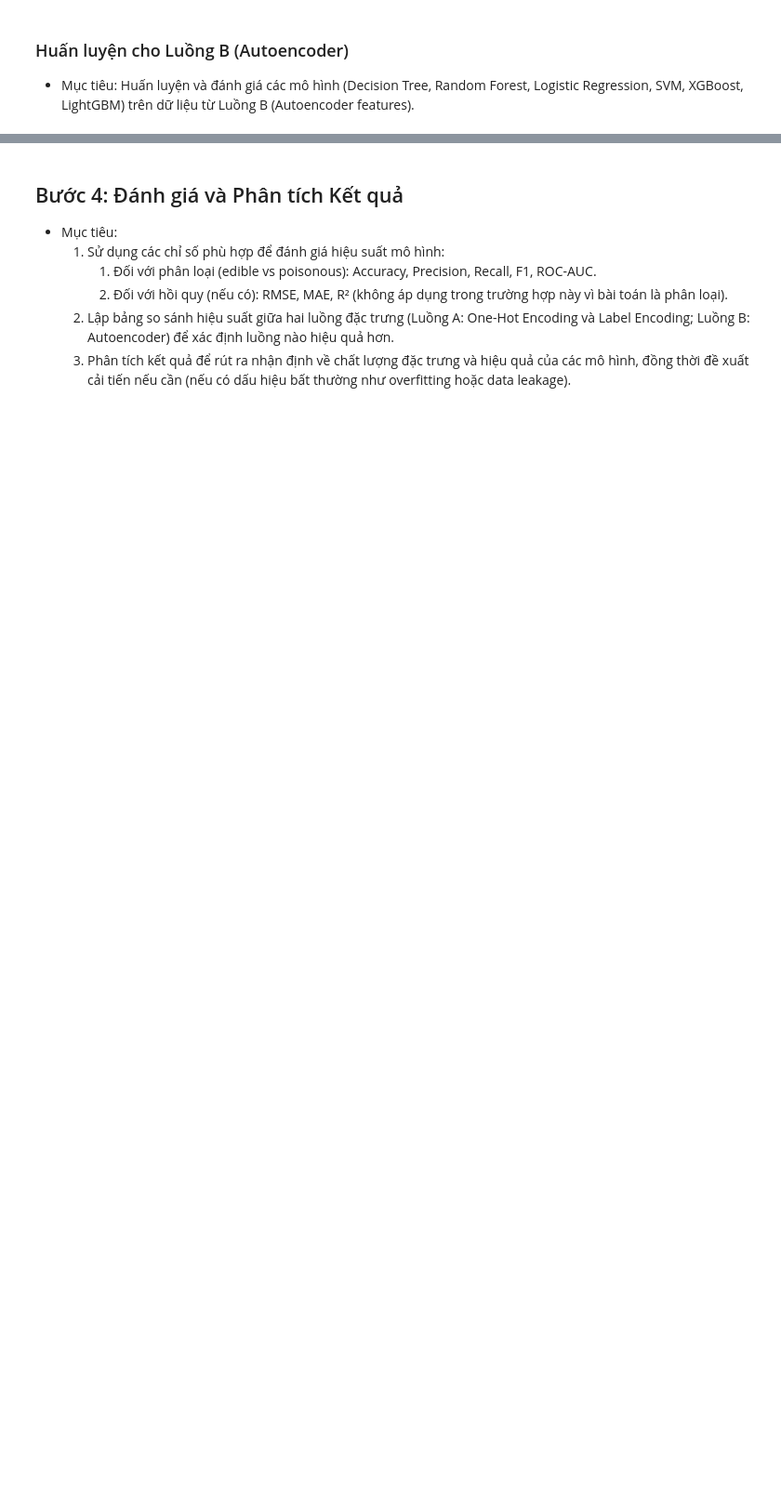
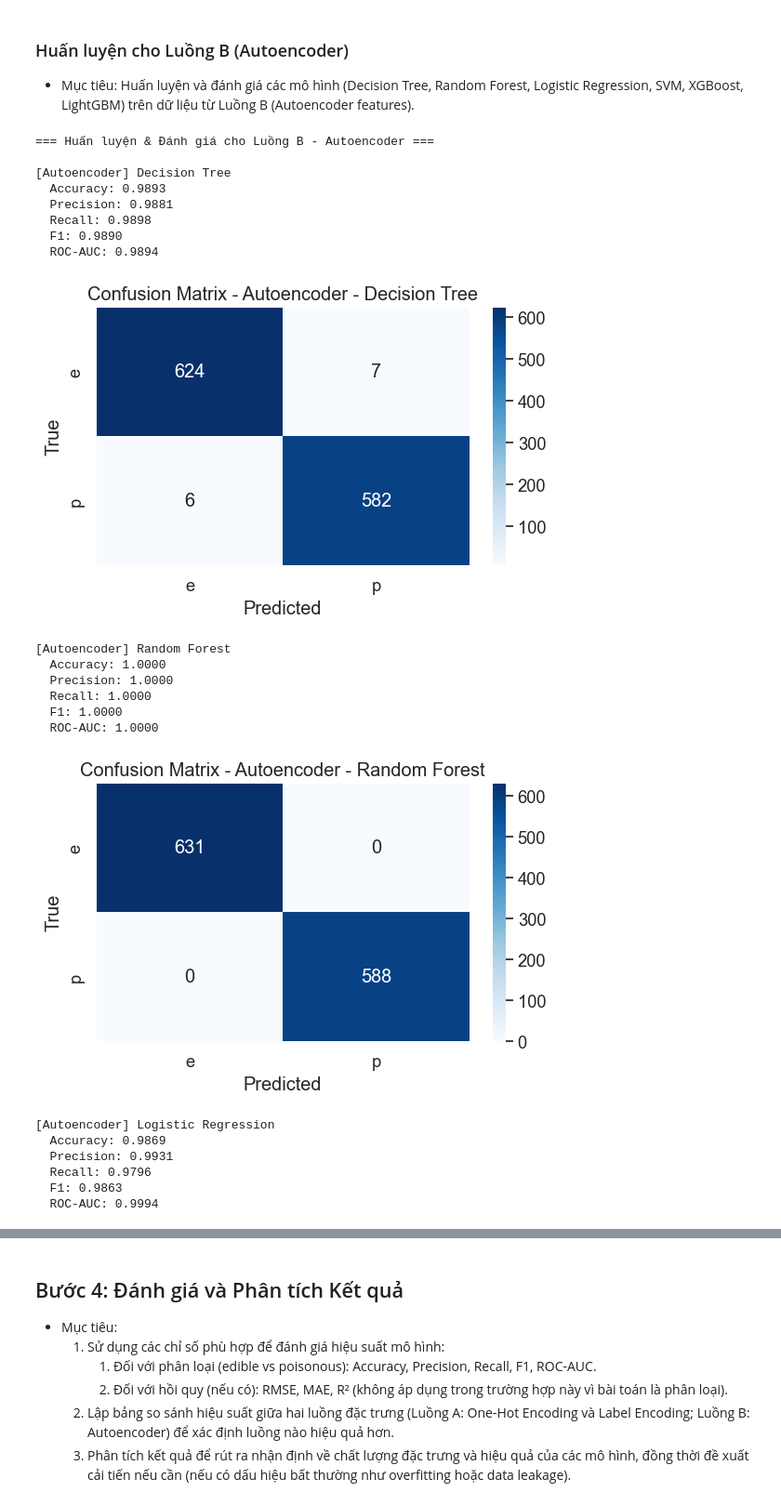
Before and after one commit to duytienkaka/Phan-loai-nam-An-duoc-hay-doc-, a Jupyter notebook: main.ipynb, the cells around one changed output, grey strips where cells are left out. Shown at 93% size. Saved outputs shown, nothing was run; the diff lists cells and outputs as text; code cells hidden in the pictures; blank space fills up the shorter version.

```diff
--- a/main.ipynb
+++ b/main.ipynb
@@ -642,9 +794,9 @@ def _pos_index_for_proba(model):
     return 1
 
 # ---------- Load ----------
-X_train_auto = pd.read_csv("/kaggle/working/X_train_autoencoder.csv")
-X_test_auto  = pd.read_csv("/kaggle/working/X_test_autoencoder.csv")
-y_train_auto = pd.read_csv("/kaggle/working/y_train_autoencoder.csv")["class"]  # 'e'/'p' hoặc 0/1
+X_train_auto = pd.read_csv("X_train_autoencoder.csv")
+X_test_auto  = pd.read_csv("X_test_autoencoder.csv")
+y_train_auto = pd.read_csv("y_train_autoencoder.csv")["class"]  # 'e'/'p' hoặc 0/1
 
 Xtr_a, Xval_a, ytr_a, yval_a = train_test_split(
     X_train_auto, y_train_auto, test_size=0.2, random_state=42, stratify=y_train_auto
@@ -716,7 +868,7 @@ print("\n=== Dự đoán Test Set (Random Forest) & Tạo submission cho Kaggle
 # Đọc test.csv gốc để lấy id + số dòng chuẩn
 test_df = smart_read_csv([
     "/kaggle/input/mushroom-classification-btl/test.csv",
-    "/kaggle/working/test.csv",
+    "Dataset/test.csv",
     "./test.csv",
     "/mnt/data/test.csv",
 ])
@@ -725,30 +877,53 @@ if test_df is None:
 
 if "id" in test_df.columns:
     test_ids = test_df["id"]
 elif "Id" in test_df.columns:
     test_ids = test_df["Id"].rename("id")
 else:
     raise ValueError("❌ test.csv không có cột id/Id.")
 
 print(f"✅ Lấy {len(test_ids)} hàng id từ test.csv")
 
 # Train lại Random Forest trên toàn bộ dữ liệu Autoencoder
 best_model_auto = RandomForestClassifier(random_state=42)
 best_model_auto.fit(X_train_auto, y_train_auto.values.ravel())
 pred_any = best_model_auto.predict(X_test_auto)
 
 # Chuẩn hoá nhãn -> e/p
 if set(pd.Series(pred_any).unique()) <= {0,1}:
     pred_cls = np.where(pred_any==1, "p", "e")
 else:
     pred_cls = pd.Series(pred_any).astype(str).str.lower()
     if not pred_cls.isin(["e","p"]).all():
         raise ValueError("❌ Dự đoán không hợp lệ, phải thuộc {'e','p'} hoặc {0,1}.")
 
 # Tạo submission.csv đúng format
 submission = pd.DataFrame({"id": test_ids.values, "class": pred_cls})
 assert len(submission) == len(test_df), f"Số dòng lệch: submission={len(submission)} vs test={len(test_df)}"
 
 submission.to_csv("submission_auto.csv", index=False, quoting=csv.QUOTE_NONE, escapechar="\\")
 print("✅ ĐÃ TẠO FILE NỘP: submission_auto.csv (cột id,class = e/p)")
 print(submission.head())
+# %% [output]
+=== Huấn luyện & Đánh giá cho Luồng B - Autoencoder ===
+
+[Autoencoder] Decision Tree
+  Accuracy: 0.9893
+  Precision: 0.9881
+  Recall: 0.9898
+  F1: 0.9890
+  ROC-AUC: 0.9894
+[figure, added]
+[Autoencoder] Random Forest
+  Accuracy: 1.0000
+  Precision: 1.0000
+  Recall: 1.0000
+  F1: 1.0000
+  ROC-AUC: 1.0000
+[figure, added]
+[Autoencoder] Logistic Regression
+  Accuracy: 0.9869
+  Precision: 0.9931
+  Recall: 0.9796
+  F1: 0.9863
+  ROC-AUC: 0.9994
```
Also changed, not shown: parts of 6 cells of this notebook.
